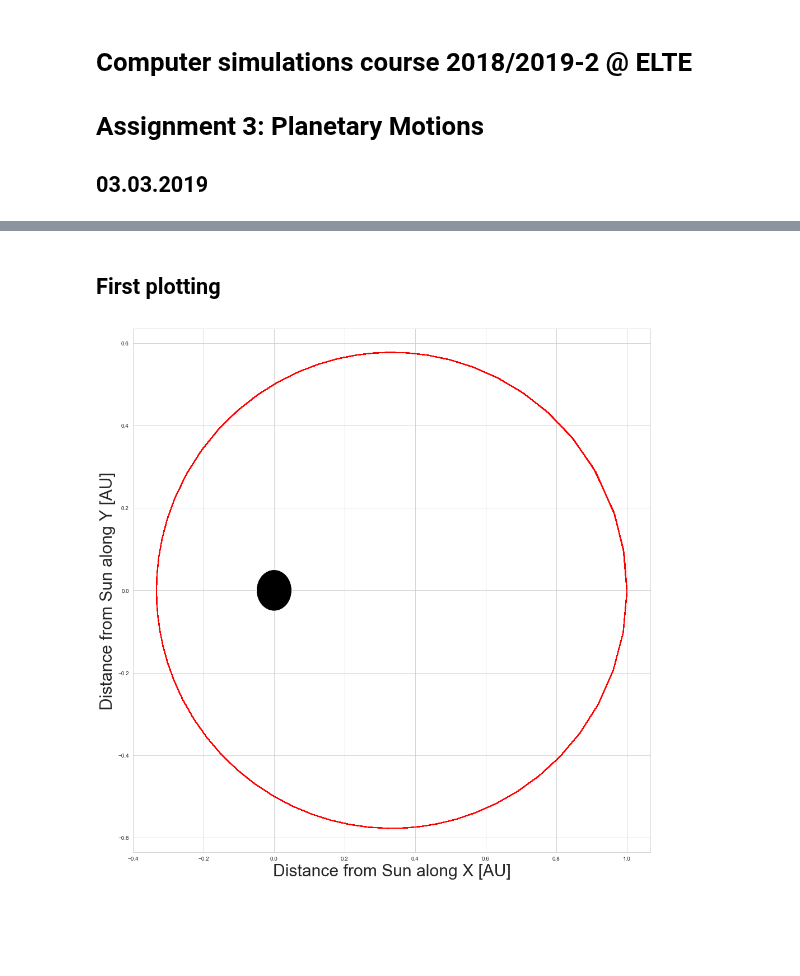
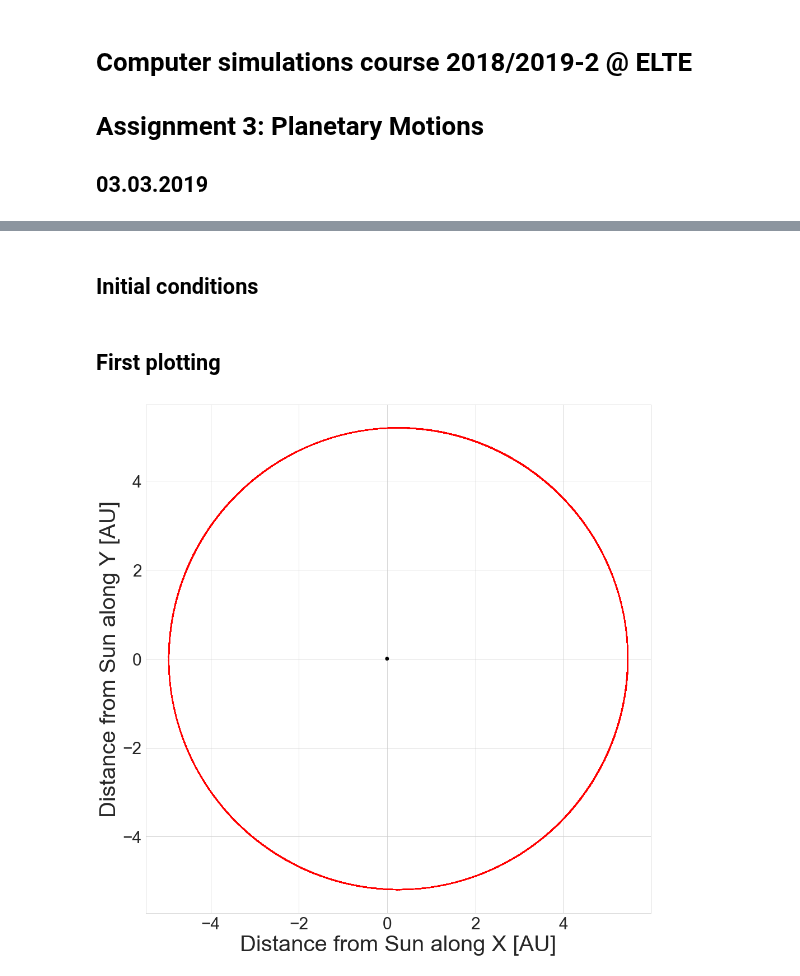
Before and after one commit to masterdesky/ELTE-comp-sim-2019, a Jupyter notebook: III. Planetary Motions/out/III. Planetary Motions.ipynb, the cells around one changed output, grey strips where cells are left out. Cells and saved outputs as stored; diff of their text form; code cells hidden in the pictures; blank space fills up the shorter version.

```diff
--- a/III. Planetary Motions/out/III. Planetary Motions.ipynb
+++ b/III. Planetary Motions/out/III. Planetary Motions.ipynb
@@ -19,8 +34,11 @@ sns.set_style(style='whitegrid')
+# %% [markdown]
+## Initial conditions
 # %%
+choosen_planet = 'Jupiter'
 # Aphelion distance in AU
-r_ap = 1
+r_ap = Planets[choosen_planet][0]
 # Eccentricity
-eccentricity = 0.5
+ecc = Planets[choosen_planet][1]
 # Number of periods
 periods = 100
 # Step size
@@ -28,7 +46,15 @@ dt = 1
 # Adaptive accuracy of simulation
 accuracy = 1e-06
 
+# Calculated orbit parameters
+a = r_ap / (1 + ecc)
+b = np.sqrt(1 - ecc**2) * a
+
+# Others
 steps = 1
+image_dpi = 150
+image_format = 'png'
+image_path = '..\\Documentation\\src\\images\\'
 # %%
 def mode_choose():
 
@@ -51,17 +77,26 @@ data_adaptive = np.genfromtxt('adaptive.dat')
 # %%
 nrows = 1
 ncols = 1
-fig, axes = plt.subplots(nrows=nrows, ncols=ncols, figsize=(ncols*14, nrows*14))
+picsize = 14
+fig, axes = plt.subplots(nrows=nrows, ncols=ncols, figsize=((nrows*picsize)*(a/b),nrows*picsize))
 
 axes.plot(data_adaptive[::steps,1], data_adaptive[::steps,2], c='red')
 
-axes.set_xlabel('Distance from Sun along X [AU]', fontsize=30)
-axes.set_ylabel('Distance from Sun along Y [AU]', fontsize=30)
+axes.set_xlabel('Distance from Sun along X [AU]', fontsize=40)
+axes.set_ylabel('Distance from Sun along Y [AU]', fontsize=40)
+
+axes.tick_params(axis='both', which='major', labelsize=30)
 
 Sun = Circle((0, 0), 0.05, fc='k', zorder=10)
 axes.add_patch(Sun)
 
 fig.tight_layout()
+plt.savefig(image_path +
+            'orbit_jupyter.' +
+            image_format,
+            format=image_format,
+            dpi=image_dpi,
+            bbox_inches='tight')
 plt.show()
 # %% [output]
-[figure, old version]
+[figure, new version]
```
Also changed, not shown: parts of 4 cells of this notebook, 4 other files.
